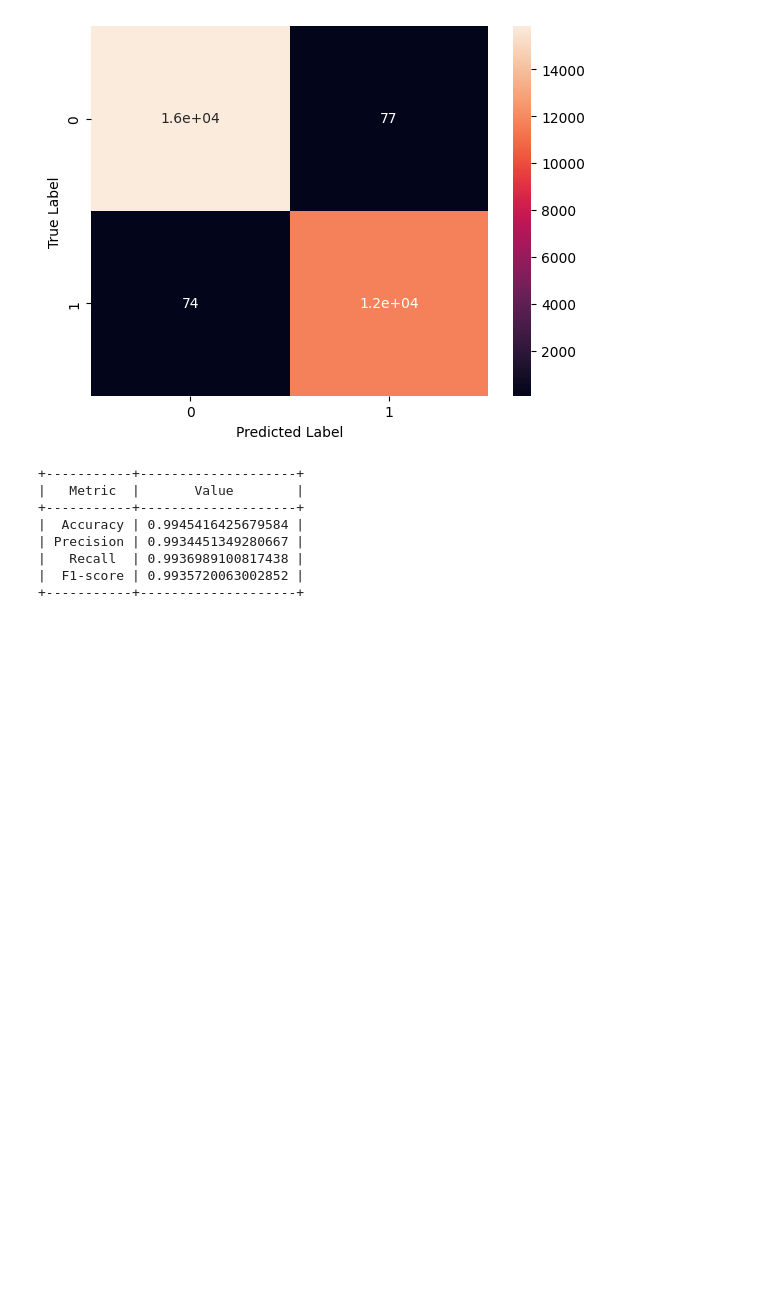
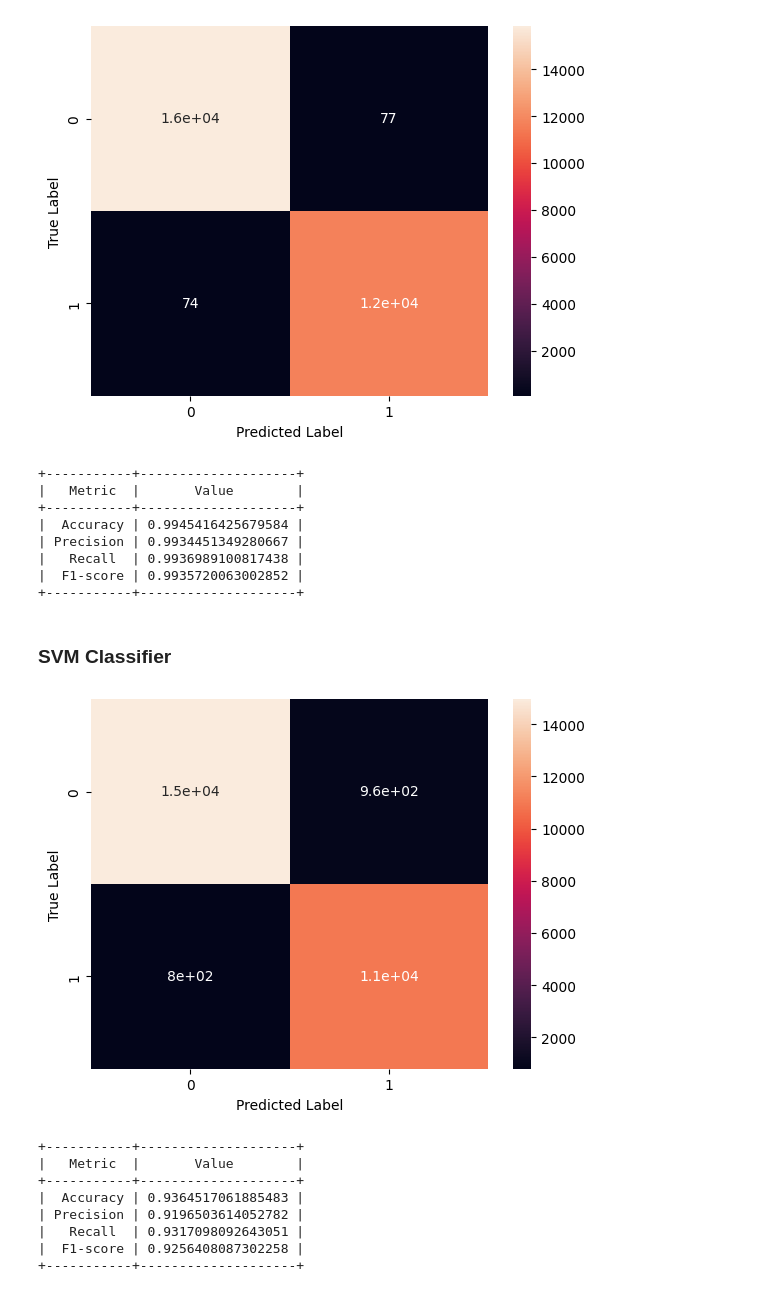
Before and after one commit to GPericone/Botnet-Detection-using-ML, a Jupyter notebook: project.ipynb, the cells around one changed output. Saved outputs shown, nothing was run; the diff lists cells and outputs as text; code cells hidden in the pictures; blank space fills up the shorter version.

```diff
--- a/project.ipynb
+++ b/project.ipynb
@@ -538,3 +540,38 @@ print(table_knn)
 |   Recall  | 0.9936989100817438 |
 |  F1-score | 0.9935720063002852 |
 +-----------+--------------------+
+# %% [markdown]
+### SVM Classifier
+# %%
+svc = svm.SVC()
+svc = svc.fit(train_x, train_y)
+
+predictions_svm = svc.predict(test_x)
+
+cm_svm = metrics.confusion_matrix(test_y, predictions_svm)
+
+sns.heatmap(cm_svm, annot=True)
+plt.xlabel("Predicted Label")
+plt.ylabel("True Label")
+plt.show()
+
+# Crea una tabella per le statistiche del modello
+table_svm = PrettyTable()
+table_svm.field_names = ["Metric", "Value"]
+table_svm.add_row(["Accuracy", metrics.accuracy_score(test_y, predictions_svm)])
+table_svm.add_row(["Precision", metrics.precision_score(test_y, predictions_svm)])
+table_svm.add_row(["Recall", metrics.recall_score(test_y, predictions_svm)])
+table_svm.add_row(["F1-score", metrics.f1_score(test_y, predictions_svm)])
+
+# Stampa la tabella delle statistiche del modello
+print(table_svm)
+# %% [output]
+[figure, added]
++-----------+--------------------+
+|   Metric  |       Value        |
++-----------+--------------------+
+|  Accuracy | 0.9364517061885483 |
+| Precision | 0.9196503614052782 |
+|   Recall  | 0.9317098092643051 |
+|  F1-score | 0.9256408087302258 |
++-----------+--------------------+
```
Also changed, not shown: parts of 7 cells of this notebook.
